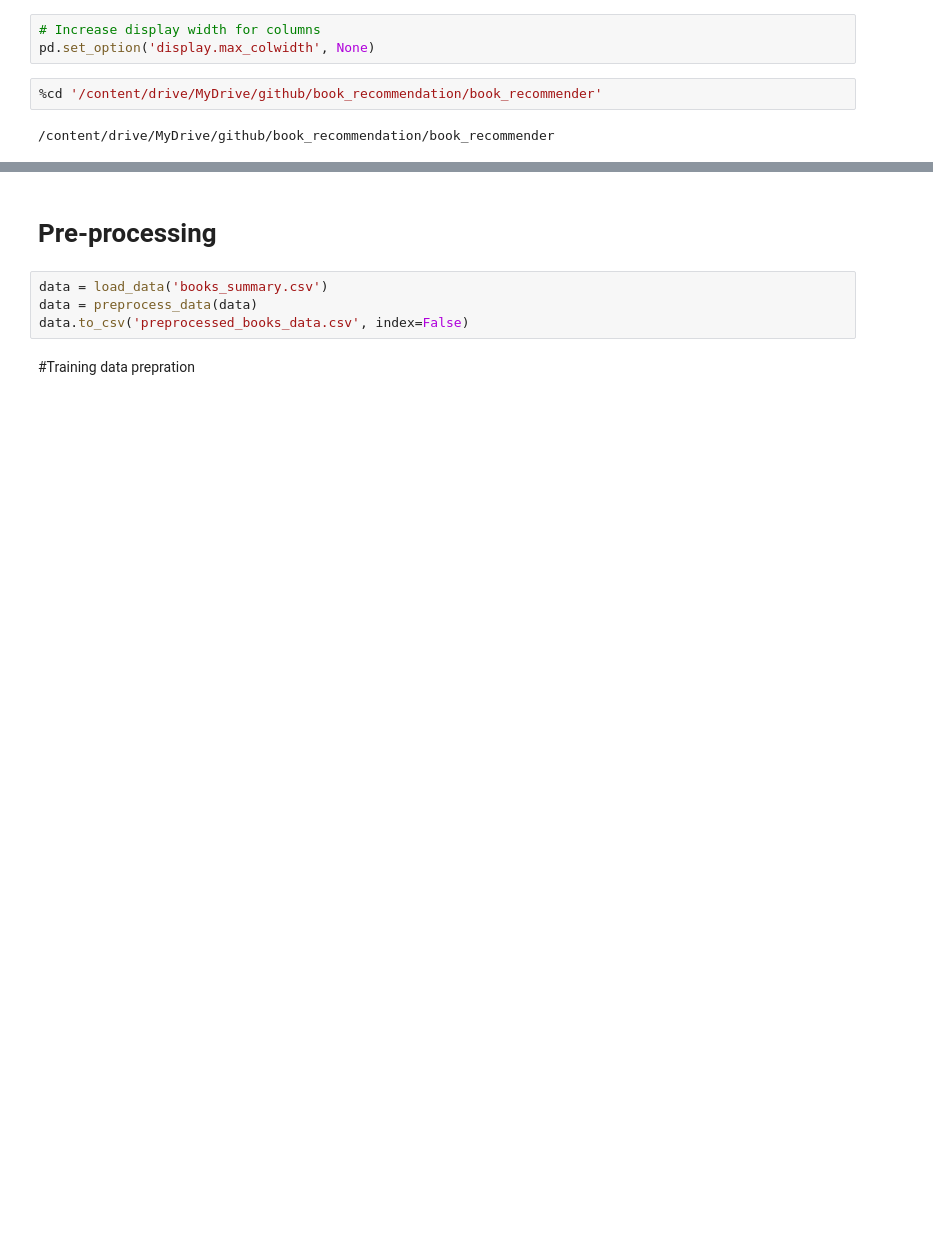
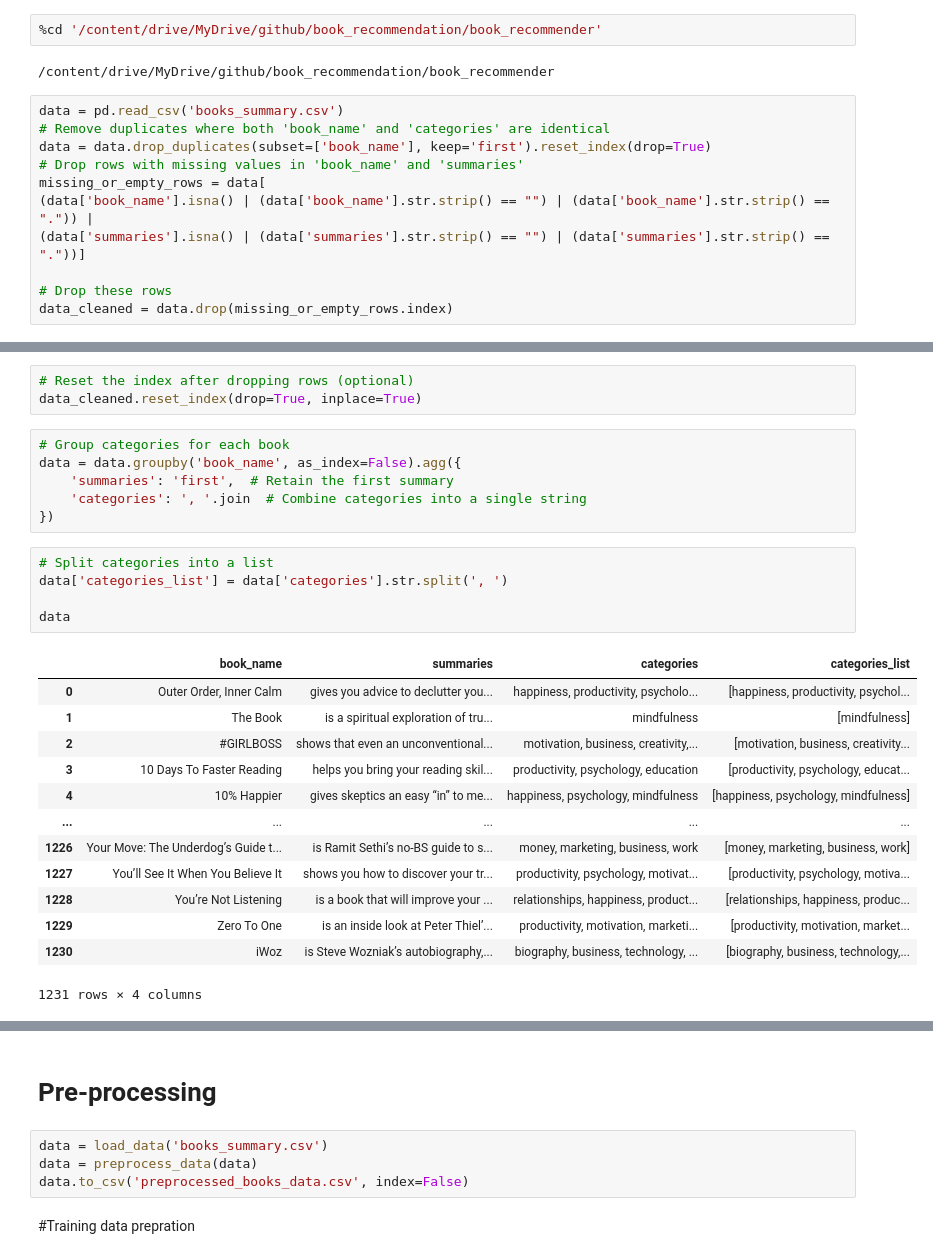
Before and after one commit to manojrathor08/book_recommender, a Jupyter notebook: Untitled0.ipynb, the cells around one changed output, grey strips where cells are left out. Drawn from its saved outputs; the diff is of its cells as text; blank space fills up the shorter version.

```diff
--- a/Untitled0.ipynb
+++ b/Untitled0.ipynb
@@ -17,10 +35,18 @@ from sentence_transformers import SentenceTransformer, util , InputExample
 from sentence_transformers import losses
 from sklearn.utils import shuffle
 from torch.utils.data import DataLoader
-# %%
-# Increase display width for columns
-pd.set_option('display.max_colwidth', None)
 # %%
 %cd '/content/drive/MyDrive/github/book_recommendation/book_recommender'
 # %% [output]
 /content/drive/MyDrive/github/book_recommendation/book_recommender
+# %%
+data = pd.read_csv('books_summary.csv')
+# Remove duplicates where both 'book_name' and 'categories' are identical
+data = data.drop_duplicates(subset=['book_name'], keep='first').reset_index(drop=True)
+# Drop rows with missing values in 'book_name' and 'summaries'
+missing_or_empty_rows = data[
+(data['book_name'].isna() | (data['book_name'].str.strip() == "") | (data['book_name'].str.strip() == ".")) |
+(data['summaries'].isna() | (data['summaries'].str.strip() == "") | (data['summaries'].str.strip() == "."))]
+
+# Drop these rows
+data_cleaned = data.drop(missing_or_empty_rows.index)
@@ -27,3 +67,31 @@ pd.set_option('display.max_colwidth', None)
+# %%
+# Reset the index after dropping rows (optional)
+data_cleaned.reset_index(drop=True, inplace=True)
+# %%
+# Group categories for each book
+data = data.groupby('book_name', as_index=False).agg({
+    'summaries': 'first',  # Retain the first summary
+    'categories': ', '.join  # Combine categories into a single string
+})
+# %%
+# Split categories into a list
+data['categories_list'] = data['categories'].str.split(', ')
+
+data
+# %% [output]
+|  | book_name | summaries | categories | categories_list |
+| 0 | Outer Order, Inner Calm | gives you advice to declutter you... | happiness, productivity, psycholo... | [happiness, productivity, psychol... |
+| 1 | The Book | is a spiritual exploration of tru... | mindfulness | [mindfulness] |
+| 2 | #GIRLBOSS | shows that even an unconventional... | motivation, business, creativity,... | [motivation, business, creativity... |
+| 3 | 10 Days To Faster Reading | helps you bring your reading skil... | productivity, psychology, education | [productivity, psychology, educat... |
+| 4 | 10% Happier | gives skeptics an easy “in” to me... | happiness, psychology, mindfulness | [happiness, psychology, mindfulness] |
+| ... | ... | ... | ... | ... |
+| 1226 | Your Move: The Underdog’s Guide t... | is Ramit Sethi’s no-BS guide to s... | money, marketing, business, work | [money, marketing, business, work] |
+| 1227 | You’ll See It When You Believe It | shows you how to discover your tr... | productivity, psychology, motivat... | [productivity, psychology, motiva... |
+| 1228 | You’re Not Listening | is a book that will improve your ... | relationships, happiness, product... | [relationships, happiness, produc... |
+| 1229 | Zero To One | is an inside look at Peter Thiel’... | productivity, motivation, marketi... | [productivity, motivation, market... |
+| 1230 | iWoz | is Steve Wozniak’s autobiography,... | biography, business, technology, ... | [biography, business, technology,... |
+1231 rows × 4 columns
 # %%
 def load_data(file_path):
     """
```
Also changed, not shown: parts of 15 cells of this notebook, 10 other files.
